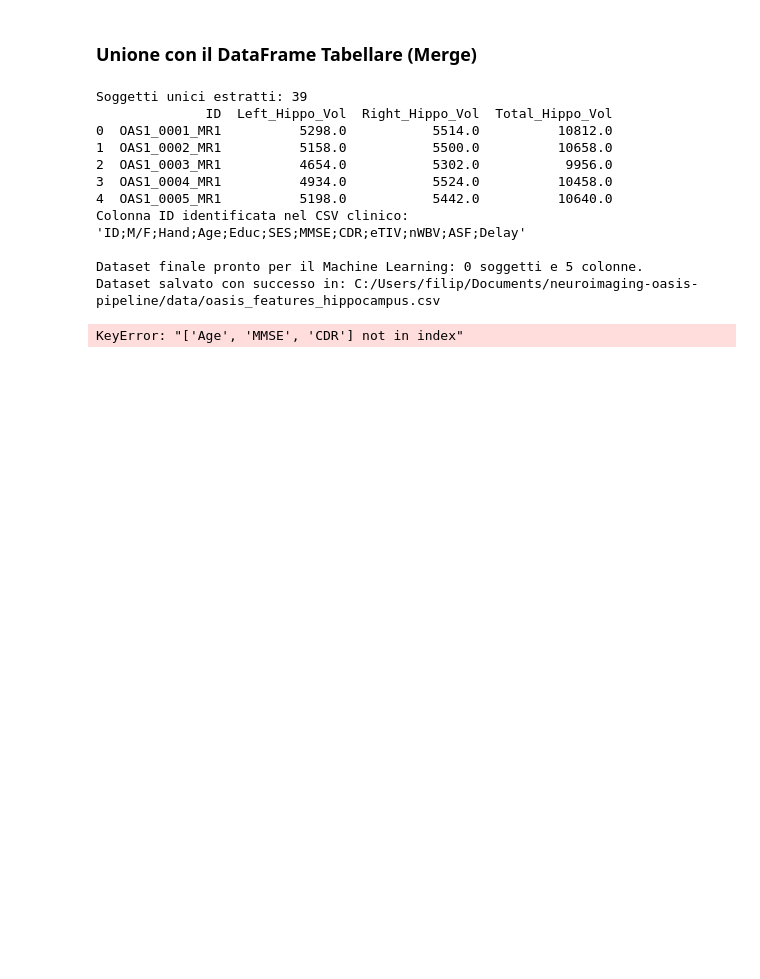
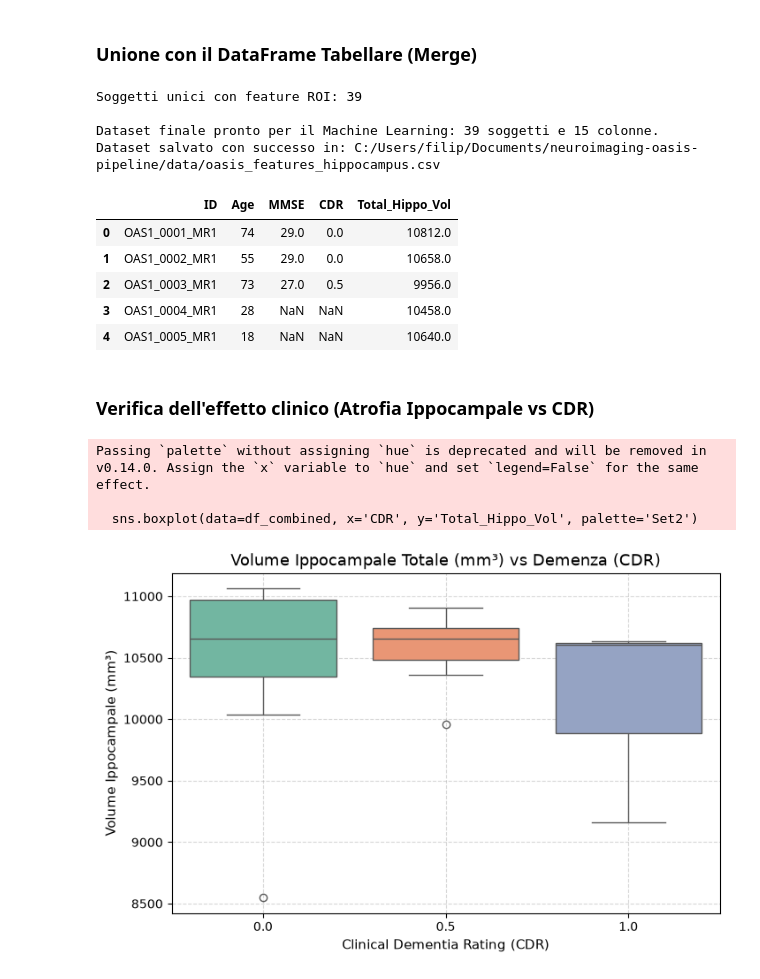
Before and after one commit to filippofurla03/neuroimaging-oasis-pipeline, a Jupyter notebook: notebooks/03_feature_extraction.ipynb, the cells around one changed output. Saved outputs shown, nothing was run; the diff lists cells and outputs as text; code cells hidden in the pictures; blank space fills up the shorter version.

```diff
--- a/notebooks/03_feature_extraction.ipynb
+++ b/notebooks/03_feature_extraction.ipynb
@@ -188,64 +188,59 @@ Prime 5 righe delle feature esatte:
 # %%
 # 1. Aggreghiamo per ID prendendo la media dei volumi tra le varie scansioni dello stesso soggetto
 df_roi_clean = df_roi_features.groupby('ID', as_index=False).mean()
+print(f"Soggetti unici con feature ROI: {len(df_roi_clean)}")
 
-print(f"Soggetti unici estratti: {len(df_roi_clean)}")
-print(df_roi_clean.head())
+# 2. Carichiamo il CSV clinico specificando il separatore punto e virgola ';'
+csv_path = "C:/Users/filip/Documents/neuroimaging-oasis-pipeline/data/raw/oasis_cross-sectional-5708aa0a98d82080.csv"
+df_clinical = pd.read_csv(csv_path, sep=';')
 
-# 2. Carichiamo il CSV tabellare originale
-csv_path = "C:/Users/filip/Documents/neuroimaging-oasis-pipeline/data/raw/oasis_cross-sectional-5708aa0a98d82080.csv"
-df_clinical = pd.read_csv(csv_path)
-
-# Puliamo i nomi delle colonne rimuovendo eventuali spazi bianchi
+# Pulizia dei nomi delle colonne
 df_clinical.columns = df_clinical.columns.str.strip()
 
-# Identifichiamo automaticamente la colonna ID nel dataframe clinico
-id_col_clinical = [c for c in df_clinical.columns if 'ID' in c.upper()][0]
-print(f"Colonna ID identificata nel CSV clinico: '{id_col_clinical}'")
-
-# 3. Uniamo i volumi dell'Ippocampo con le variabili cliniche
+# 3. Uniamo i volumi dell'Ippocampo con le variabili cliniche usando la colonna 'ID'
 df_combined = pd.merge(
     df_clinical,
     df_roi_clean,
-    left_on=id_col_clinical,
-    right_on='ID',
+    on='ID',
     how='inner'
 )
 
-# Rimuoviamo l'eventuale colonna ID duplicata se i nomi erano leggermente diversi
-if id_col_clinical != 'ID' and 'ID_y' in df_combined.columns:
-    df_combined.drop(columns=['ID_y'], inplace=True)
-    df_combined.rename(columns={'ID_x': 'ID'}, inplace=True)
-
 print(f"\nDataset finale pronto per il Machine Learning: {df_combined.shape[0]} soggetti e {df_combined.shape[1]} colonne.")
 
-# 4. Salviamo il dataset arricchito nella cartella data/
+# 4. Salviamo il dataset arricchito
 output_csv_path = "C:/Users/filip/Documents/neuroimaging-oasis-pipeline/data/oasis_features_hippocampus.csv"
 df_combined.to_csv(output_csv_path, index=False)
 print(f"Dataset salvato con successo in: {output_csv_path}")
 
-# Verifichiamo i nomi effettivi delle colonne presenti nel dataset unito
-print("Colonne disponibili nel dataset unito:", df_combined.columns.tolist())
-
-# Troviamo in modo flessibile le colonne corrispondenti
-cols_to_show = []
-for target in ['ID', 'AGE', 'MMSE', 'CDR', 'TOTAL_HIPPO_VOL']:
-    match = [c for c in df_combined.columns if c.upper() == target]
-    if match:
-        cols_to_show.append(match[0])
-
-# Visualizziamo le prime righe del dataset arricchito
+# Visualizziamo le colonne cliniche principali unite ai volumi ippocampali
+cols_to_show = [c for c in ['ID', 'Age', 'MMSE', 'CDR', 'Total_Hippo_Vol'] if c in df_combined.columns]
 df_combined[cols_to_show].head()
 # %% [output]
-Soggetti unici estratti: 39
-              ID  Left_Hippo_Vol  Right_Hippo_Vol  Total_Hippo_Vol
-0  OAS1_0001_MR1          5298.0           5514.0          10812.0
-1  OAS1_0002_MR1          5158.0           5500.0          10658.0
-2  OAS1_0003_MR1          4654.0           5302.0           9956.0
-3  OAS1_0004_MR1          4934.0           5524.0          10458.0
-4  OAS1_0005_MR1          5198.0           5442.0          10640.0
-Colonna ID identificata nel CSV clinico: 'ID;M/F;Hand;Age;Educ;SES;MMSE;CDR;eTIV;nWBV;ASF;Delay'
+Soggetti unici con feature ROI: 39
 
-Dataset finale pronto per il Machine Learning: 0 soggetti e 5 colonne.
+Dataset finale pronto per il Machine Learning: 39 soggetti e 15 colonne.
 Dataset salvato con successo in: C:/Users/filip/Documents/neuroimaging-oasis-pipeline/data/oasis_features_hippocampus.csv
-KeyError: "['Age', 'MMSE', 'CDR'] not in index"
+|  | ID | Age | MMSE | CDR | Total_Hippo_Vol |
+| 0 | OAS1_0001_MR1 | 74 | 29.0 | 0.0 | 10812.0 |
+| 1 | OAS1_0002_MR1 | 55 | 29.0 | 0.0 | 10658.0 |
+| 2 | OAS1_0003_MR1 | 73 | 27.0 | 0.5 | 9956.0 |
+| 3 | OAS1_0004_MR1 | 28 | NaN | NaN | 10458.0 |
+| 4 | OAS1_0005_MR1 | 18 | NaN | NaN | 10640.0 |
+# %% [markdown]
+### Verifica dell'effetto clinico (Atrofia Ippocampale vs CDR)
+# %%
+import seaborn as sns
+import matplotlib.pyplot as plt
+
+plt.figure(figsize=(8, 5))
+sns.boxplot(data=df_combined, x='CDR', y='Total_Hippo_Vol', palette='Set2')
+plt.title('Volume Ippocampale Totale (mm³) vs Demenza (CDR)', fontsize=13)
+plt.xlabel('Clinical Dementia Rating (CDR)', fontsize=11)
+plt.ylabel('Volume Ippocampale (mm³)', fontsize=11)
+plt.grid(True, linestyle='--', alpha=0.5)
+plt.show()
+# %% [output]
+Passing `palette` without assigning `hue` is deprecated and will be removed in v0.14.0. Assign the `x` variable to `hue` and set `legend=False` for the same effect.
+
+  sns.boxplot(data=df_combined, x='CDR', y='Total_Hippo_Vol', palette='Set2')
+[figure, added]
```
Also changed, not shown: parts of 2 cells of this notebook.
